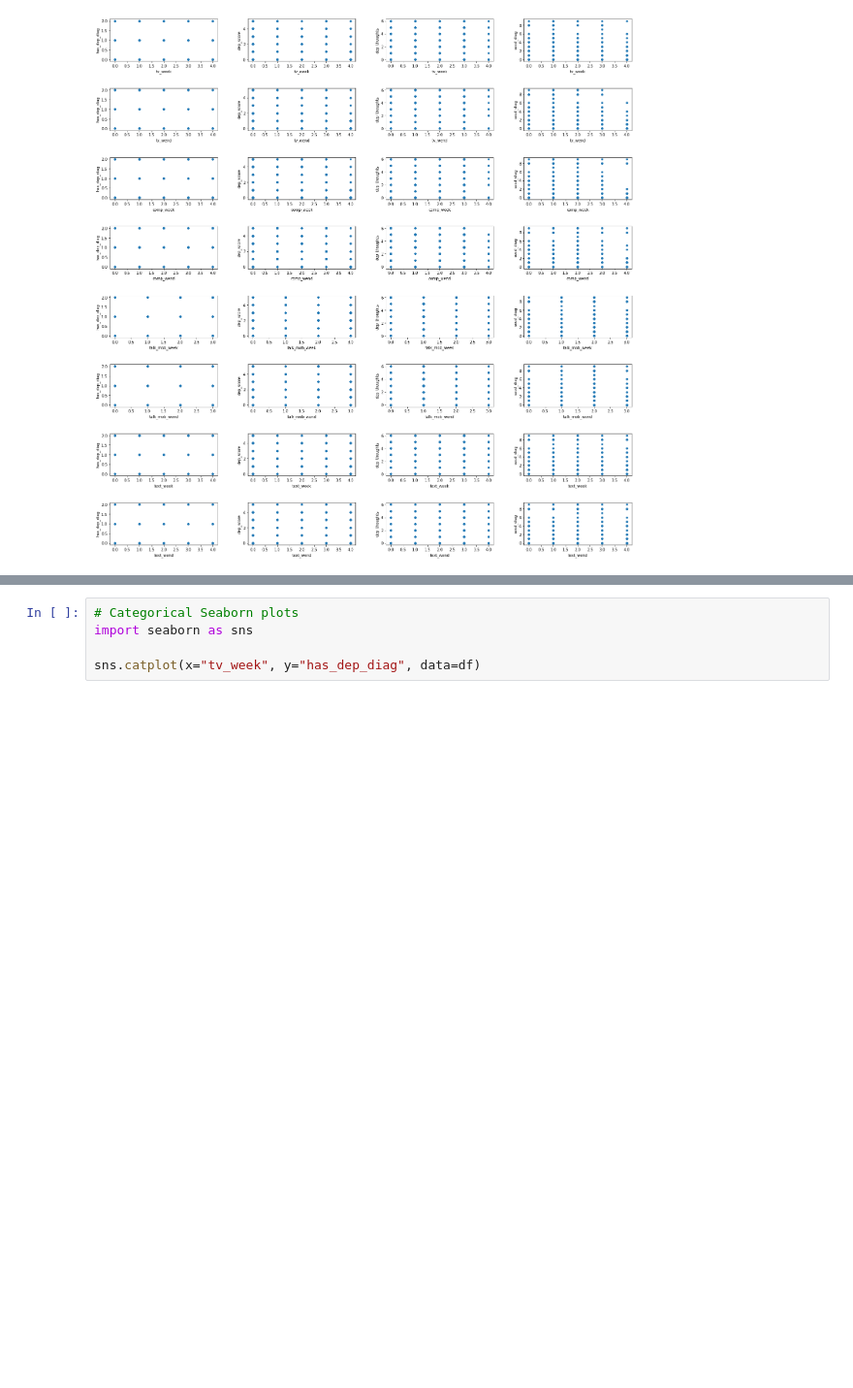
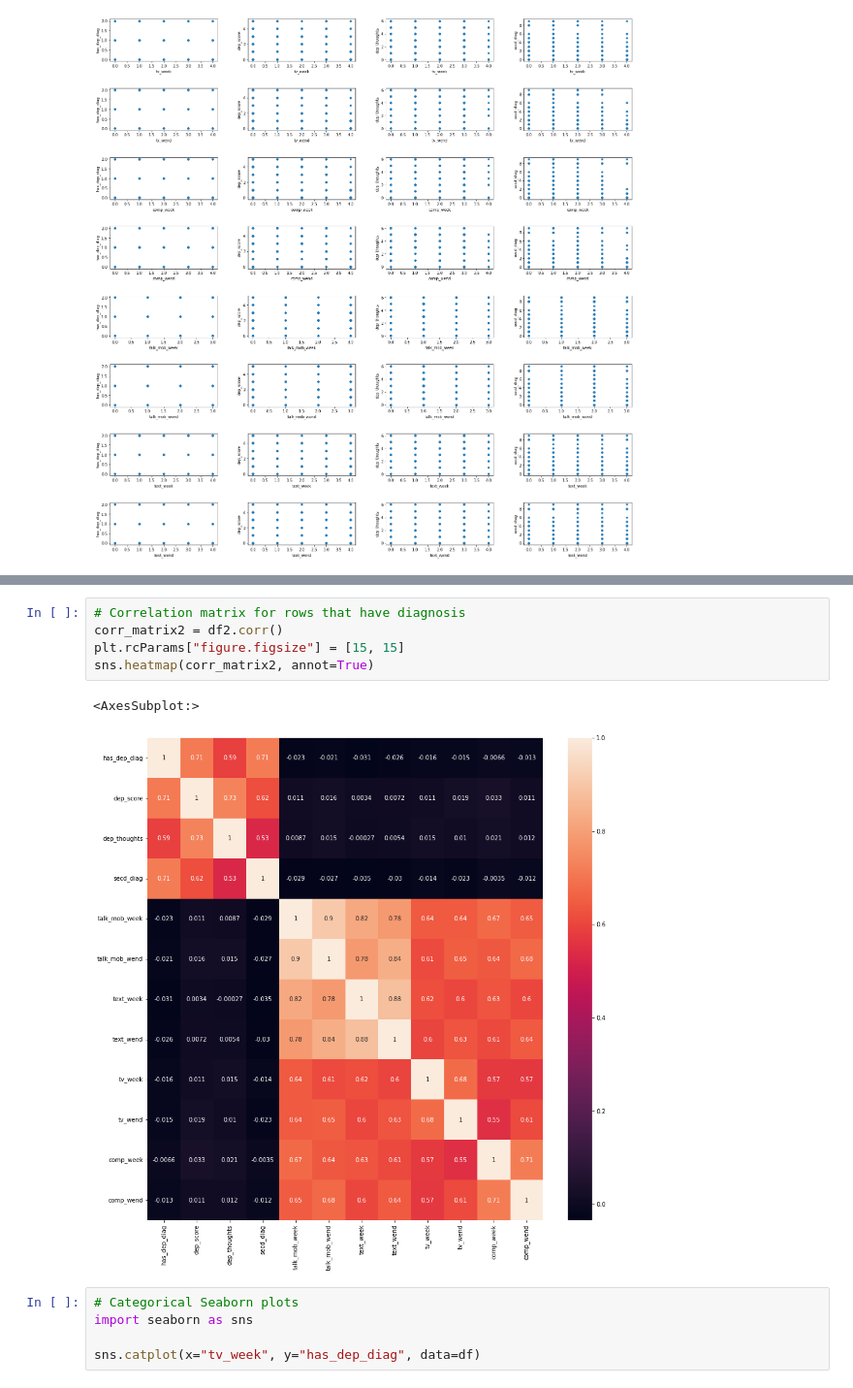
Before and after one commit to phillipSloan/applied-data-science, a Jupyter notebook: personal-notebooks/data-exploration-isabella.ipynb, the cells around one changed output, grey strips where cells are left out. Shown at 97% size. Saved outputs shown, nothing was run; the diff lists cells and outputs as text; blank space fills up the shorter version.

```diff
--- a/personal-notebooks/data-exploration-isabella.ipynb
+++ b/personal-notebooks/data-exploration-isabella.ipynb
@@ -406,3 +446,11 @@ sns.heatmap(corr_matrix, annot=True)
+# %%
+# Correlation matrix for rows that have diagnosis
+corr_matrix2 = df2.corr()
+plt.rcParams["figure.figsize"] = [15, 15]
+sns.heatmap(corr_matrix2, annot=True)
+# %% [output]
+<AxesSubplot:>
+[figure, added]
 # %%
 # Categorical Seaborn plots
 import seaborn as sns
```
Also changed, not shown: parts of 16 cells of this notebook.
